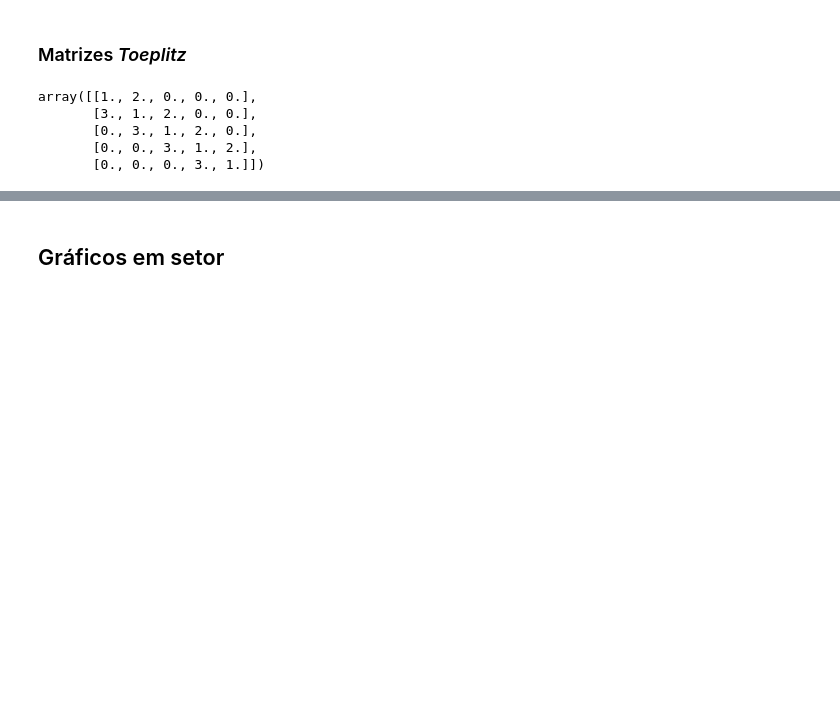
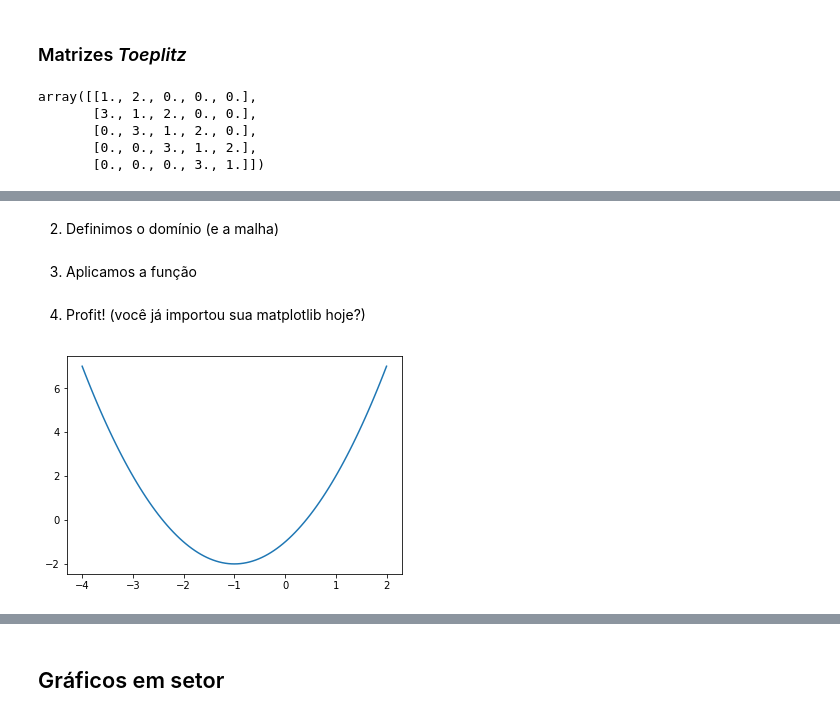
Before and after one commit to igormorgado/introducaopython, a Jupyter notebook: aulas/04-Matrizes_e_alem.ipynb, the cells around one changed output, grey strips where cells are left out. Drawn from its saved outputs; the diff is of its cells as text; code cells hidden in the pictures; blank space fills up the shorter version.

```diff
--- a/aulas/04-Matrizes_e_alem.ipynb
+++ b/aulas/04-Matrizes_e_alem.ipynb
@@ -274,0 +443,18 @@ array([[1., 2., 0., 0., 0.],
+# %%
+def f(x):
+    return x**2 + 2*x - 1
+# %% [markdown]
+2. Definimos o domínio (e a malha)
+# %%
+x = np.linspace(-4,2, 101)
+# %% [markdown]
+3. Aplicamos a função
+# %%
+y = f(x)
+# %% [markdown]
+4. Profit! (você já importou sua matplotlib hoje?)
+# %%
+import matplotlib.pyplot as plt
+plt.plot(x, y);
+# %% [output]
+[figure, added]
```
Also changed, not shown: parts of 48 cells of this notebook, 6 other files.
